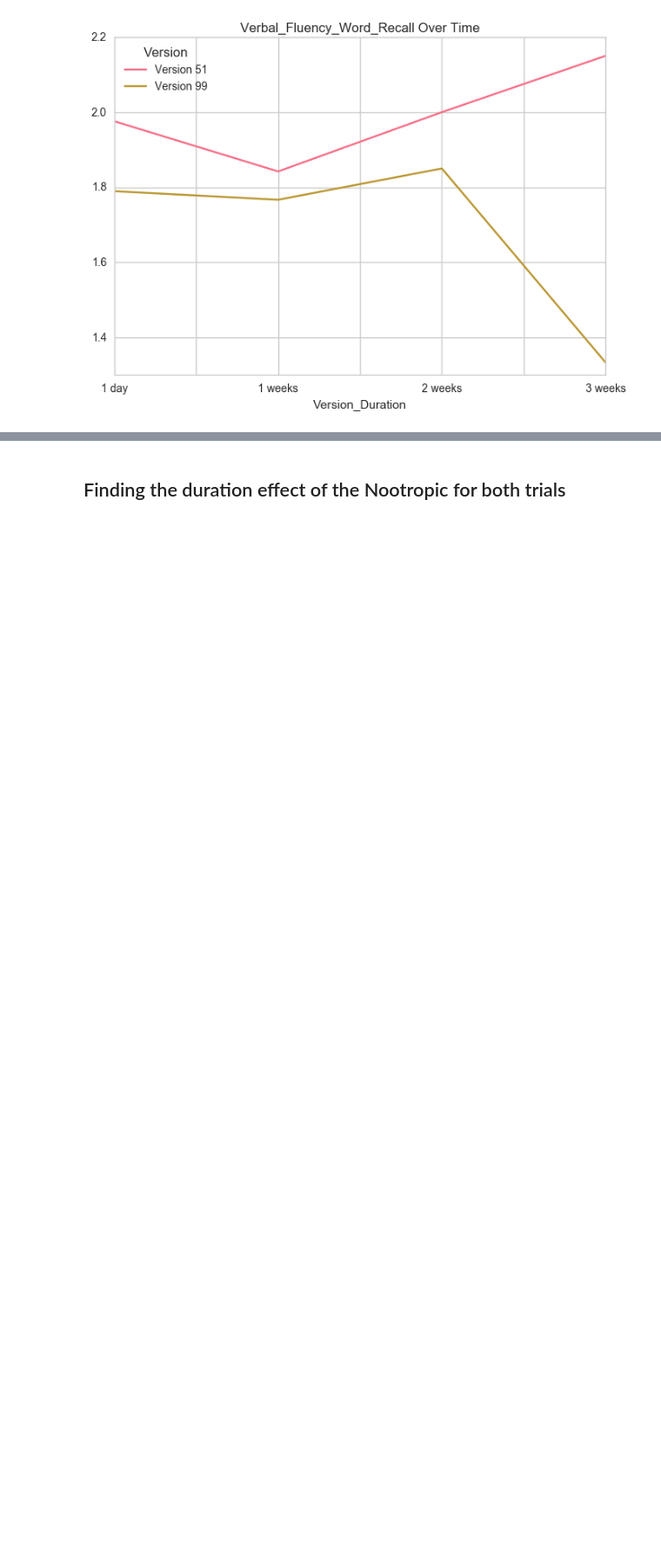
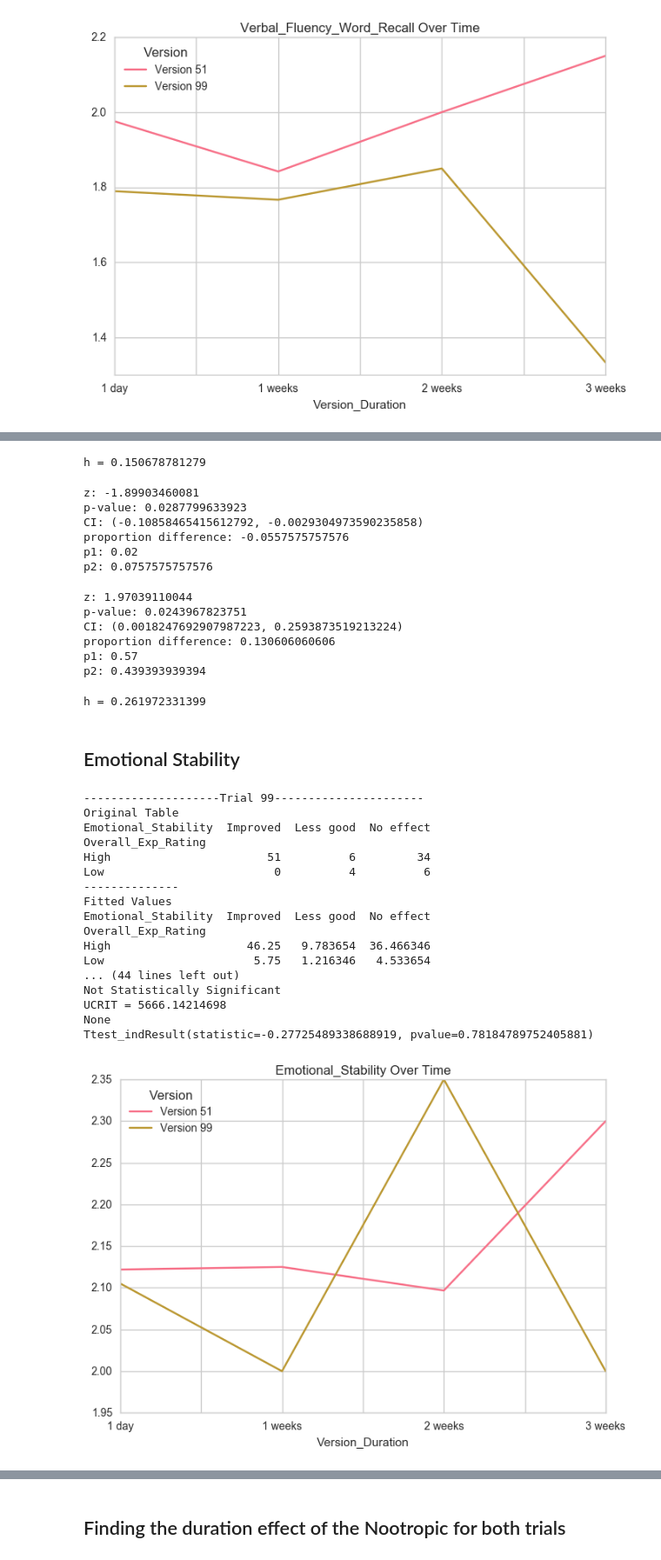
Before and after one commit to s-leung/NootropicProject, a Jupyter notebook: Comparing between Trials .ipynb, the cells around one changed output, grey strips where cells are left out. Shown at 87% size. Saved outputs shown, nothing was run; the diff lists cells and outputs as text; code cells hidden in the pictures; blank space fills up the shorter version.

```diff
--- a/Comparing between Trials .ipynb
+++ b/Comparing between Trials .ipynb
@@ -1622,0 +1763,51 @@ Ttest_indResult(statistic=-1.7995120901008352, pvalue=0.073328762868716785)
+# %%
+cohensH(0.41,0.484848484848 )
+# %% [output]
+h = 0.150678781279
+# %%
+#less good
+twoporZtest(2, 10, 100, 132) #significant
+# %% [output]
+z: -1.89903460081
+p-value: 0.0287799633923
+CI: (-0.10858465415612792, -0.0029304973590235858)
+proportion difference: -0.0557575757576
+p1: 0.02
+p2: 0.0757575757576
+# %%
+#no effect
+twoporZtest(57, 58, 100, 132) # significant
+# %% [output]
+z: 1.97039110044
+p-value: 0.0243967823751
+CI: (0.0018247692907987223, 0.2593873519213224)
+proportion difference: 0.130606060606
+p1: 0.57
+p2: 0.439393939394
+# %%
+cohensH(0.57, 0.439393939394)
+# %% [output]
+h = 0.261972331399
+# %% [markdown]
+## Emotional Stability
+# %%
+STATtest(df_99, df_51, 'Emotional_Stability')
+# %% [output]
+--------------------Trial 99----------------------
+Original Table
+Emotional_Stability  Improved  Less good  No effect
+Overall_Exp_Rating
+High                       51          6         34
+Low                         0          4          6
+--------------
+Fitted Values
+Emotional_Stability  Improved  Less good  No effect
+Overall_Exp_Rating
+High                    46.25   9.783654  36.466346
+Low                      5.75   1.216346   4.533654
+... (44 lines left out)
+Not Statistically Significant
+UCRIT = 5666.14214698
+None
+Ttest_indResult(statistic=-0.27725489338688919, pvalue=0.78184789752405881)
+[figure, added]
```
Also changed, not shown: parts of 63 cells of this notebook, 2 other files.
